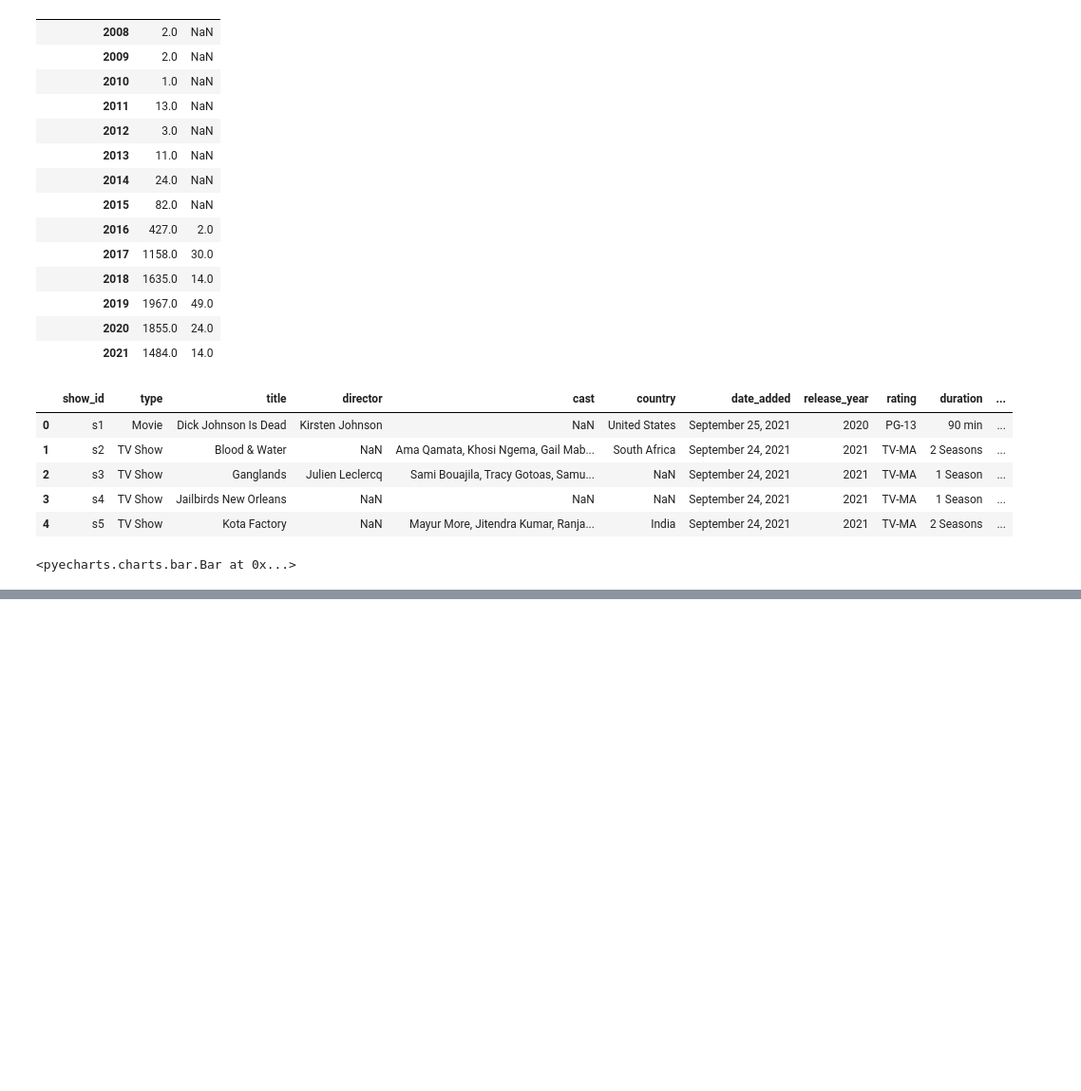
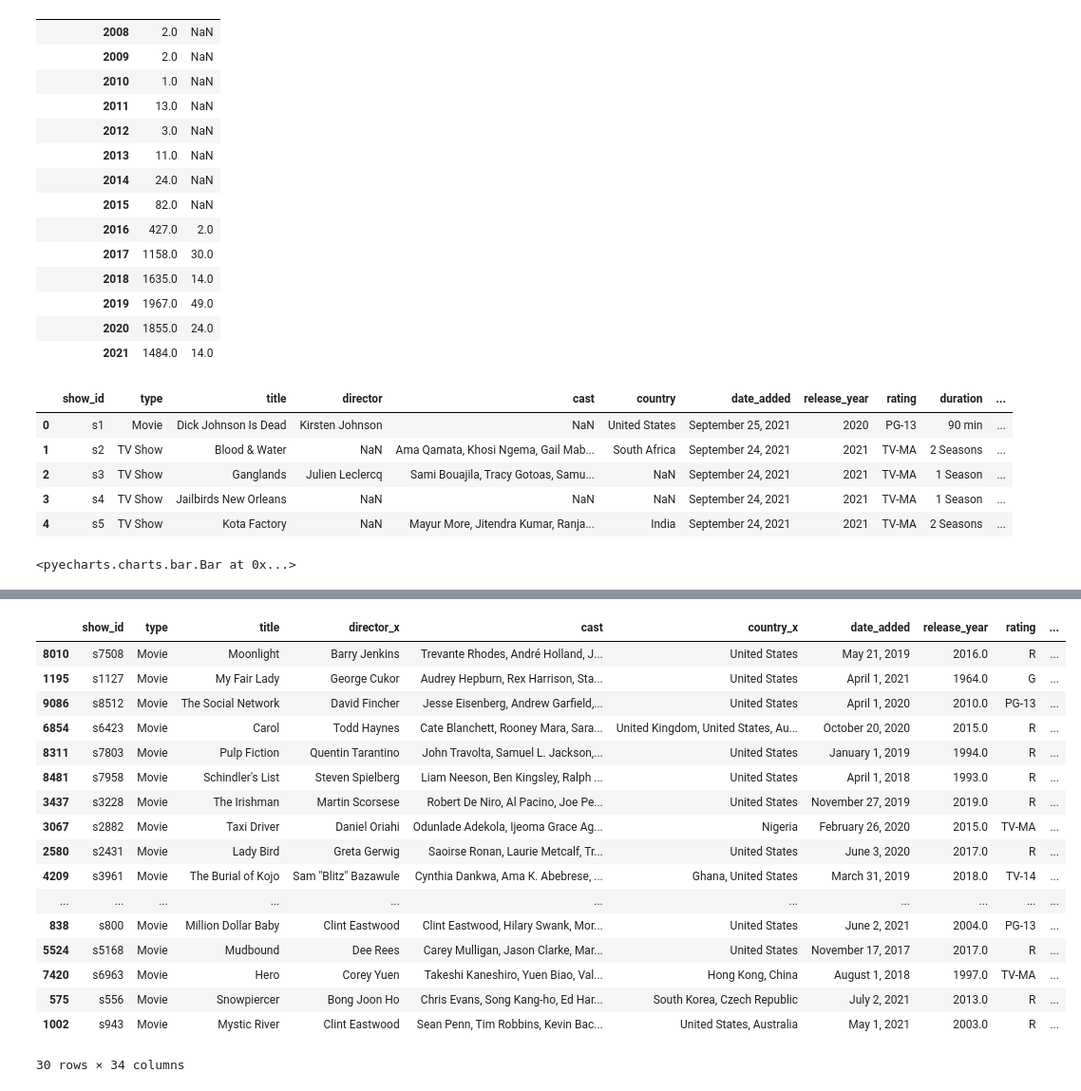
Before and after one commit to king-rabbit/king-rabbit-data-analysis, a Jupyter notebook: netflix_content/netflix_content_analysis.ipynb, the cells around one changed output, grey strips where cells are left out. Shown at 95% size. Drawn from its saved outputs; the diff is of its cells as text; code cells hidden in the pictures; blank space fills up the shorter version.

```diff
--- a/netflix_content/netflix_content_analysis.ipynb
+++ b/netflix_content/netflix_content_analysis.ipynb
@@ -209,0 +340,21 @@ bar
+# %%
+data_merged[~data_merged['show_id'].isnull()][:30]
+# %% [output]
+|  | show_id | type | title | director_x | cast | country_x | date_added | release_year | rating | ... |
+| 8010 | s7508 | Movie | Moonlight | Barry Jenkins | Trevante Rhodes, André Holland, J... | United States | May 21, 2019 | 2016.0 | R | ... |
+| 1195 | s1127 | Movie | My Fair Lady | George Cukor | Audrey Hepburn, Rex Harrison, Sta... | United States | April 1, 2021 | 1964.0 | G | ... |
+| 9086 | s8512 | Movie | The Social Network | David Fincher | Jesse Eisenberg, Andrew Garfield,... | United States | April 1, 2020 | 2010.0 | PG-13 | ... |
+| 6854 | s6423 | Movie | Carol | Todd Haynes | Cate Blanchett, Rooney Mara, Sara... | United Kingdom, United States, Au... | October 20, 2020 | 2015.0 | R | ... |
+| 8311 | s7803 | Movie | Pulp Fiction | Quentin Tarantino | John Travolta, Samuel L. Jackson,... | United States | January 1, 2019 | 1994.0 | R | ... |
+| 8481 | s7958 | Movie | Schindler's List | Steven Spielberg | Liam Neeson, Ben Kingsley, Ralph ... | United States | April 1, 2018 | 1993.0 | R | ... |
+| 3437 | s3228 | Movie | The Irishman | Martin Scorsese | Robert De Niro, Al Pacino, Joe Pe... | United States | November 27, 2019 | 2019.0 | R | ... |
+| 3067 | s2882 | Movie | Taxi Driver | Daniel Oriahi | Odunlade Adekola, Ijeoma Grace Ag... | Nigeria | February 26, 2020 | 2015.0 | TV-MA | ... |
+| 2580 | s2431 | Movie | Lady Bird | Greta Gerwig | Saoirse Ronan, Laurie Metcalf, Tr... | United States | June 3, 2020 | 2017.0 | R | ... |
+| 4209 | s3961 | Movie | The Burial of Kojo | Sam "Blitz" Bazawule | Cynthia Dankwa, Ama K. Abebrese, ... | Ghana, United States | March 31, 2019 | 2018.0 | TV-14 | ... |
+| ... | ... | ... | ... | ... | ... | ... | ... | ... | ... | ... |
+| 838 | s800 | Movie | Million Dollar Baby | Clint Eastwood | Clint Eastwood, Hilary Swank, Mor... | United States | June 2, 2021 | 2004.0 | PG-13 | ... |
+| 5524 | s5168 | Movie | Mudbound | Dee Rees | Carey Mulligan, Jason Clarke, Mar... | United States | November 17, 2017 | 2017.0 | R | ... |
+| 7420 | s6963 | Movie | Hero | Corey Yuen | Takeshi Kaneshiro, Yuen Biao, Val... | Hong Kong, China | August 1, 2018 | 1997.0 | TV-MA | ... |
+| 575 | s556 | Movie | Snowpiercer | Bong Joon Ho | Chris Evans, Song Kang-ho, Ed Har... | South Korea, Czech Republic | July 2, 2021 | 2013.0 | R | ... |
+| 1002 | s943 | Movie | Mystic River | Clint Eastwood | Sean Penn, Tim Robbins, Kevin Bac... | United States, Australia | May 1, 2021 | 2003.0 | R | ... |
+30 rows × 34 columns
```
Also changed, not shown: parts of 17 cells of this notebook, 2 other files.
